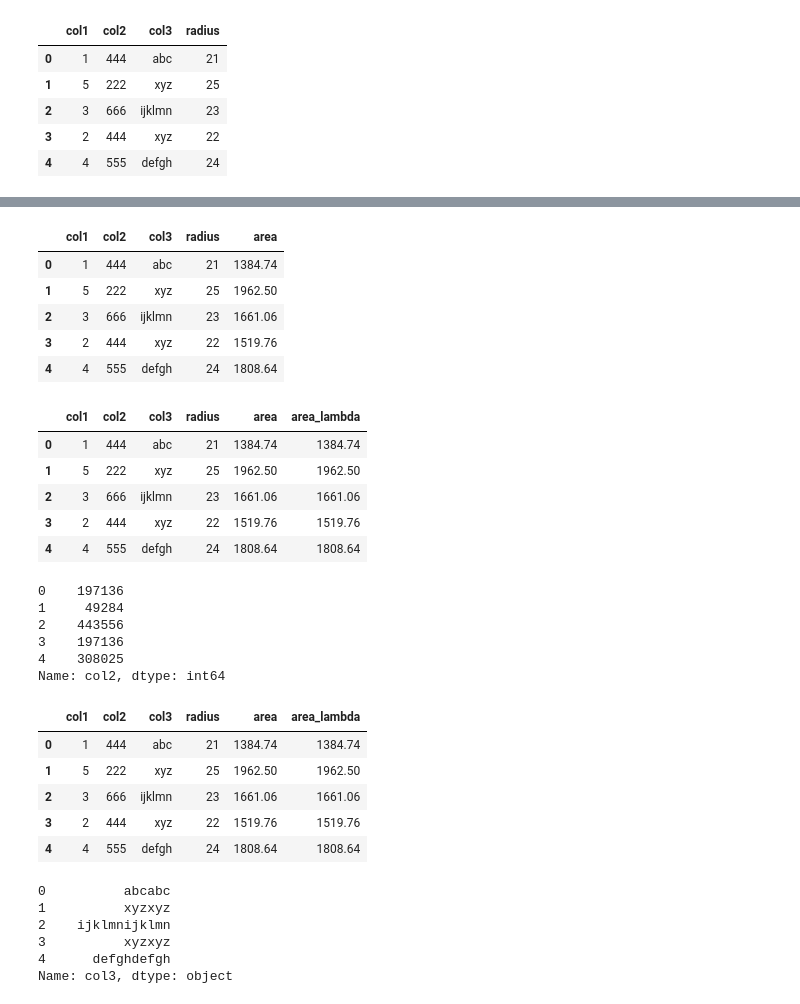
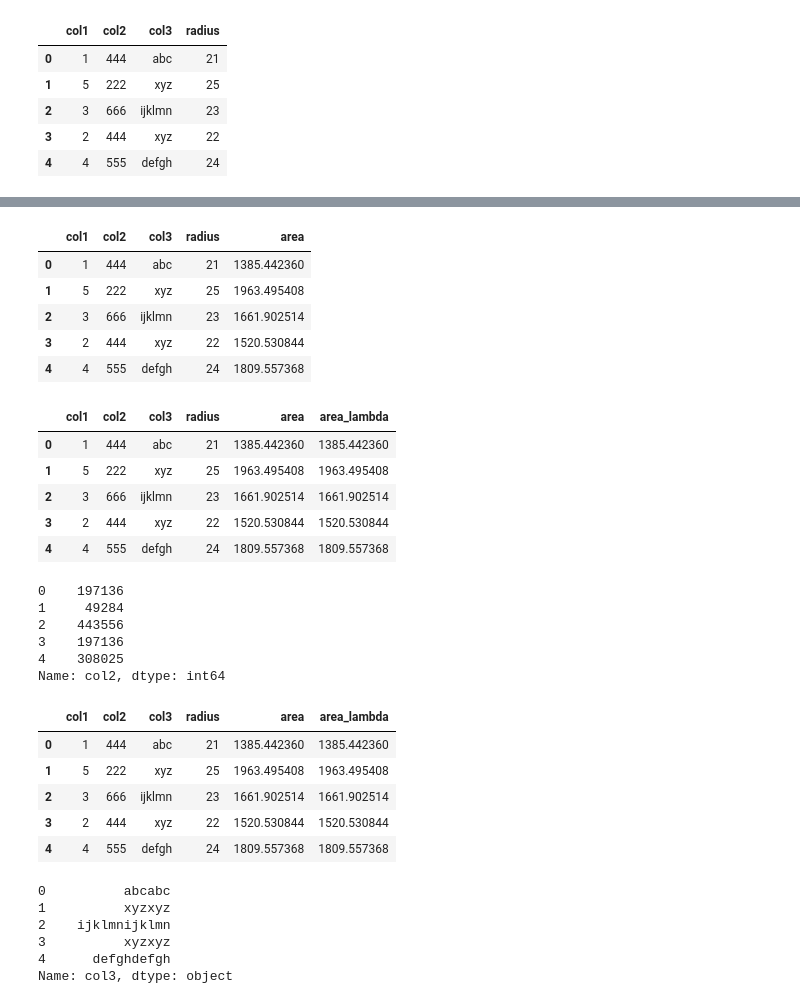
Before and after one commit to Jekso/Singularity-Data-Science, a Jupyter notebook: 07-Exploratory Data Analysis (EDA) with Numpy & Pandas/code/01-Pandas/06-Operations.ipynb, the cells around one changed output, grey strips where cells are left out. Drawn from its saved outputs; the diff is of its cells as text; code cells hidden in the pictures.

Commit message:
update some code in pandas apply function

```diff
--- a/07-Exploratory Data Analysis (EDA) with Numpy & Pandas/code/01-Pandas/06-Operations.ipynb
+++ b/07-Exploratory Data Analysis (EDA) with Numpy & Pandas/code/01-Pandas/06-Operations.ipynb
@@ -431,7 +438,7 @@ df
 | 4 | 4 | 555 | defgh | 24 |
 # %%
 def area_of_circle(r):
-    return 3.14 * (r ** 2)
+    return np.pi * (r ** 2)
 # %%
 df['radius'].apply(area_of_circle)
 # %% [output]
@@ -446,21 +462,21 @@ df['area'] = df['radius'].apply(area_of_circle)
 df
 # %% [output]
 |  | col1 | col2 | col3 | radius | area |
-| 0 | 1 | 444 | abc | 21 | 1384.74 |
-| 1 | 5 | 222 | xyz | 25 | 1962.50 |
-| 2 | 3 | 666 | ijklmn | 23 | 1661.06 |
-| 3 | 2 | 444 | xyz | 22 | 1519.76 |
-| 4 | 4 | 555 | defgh | 24 | 1808.64 |
+| 0 | 1 | 444 | abc | 21 | 1385.442360 |
+| 1 | 5 | 222 | xyz | 25 | 1963.495408 |
+| 2 | 3 | 666 | ijklmn | 23 | 1661.902514 |
+| 3 | 2 | 444 | xyz | 22 | 1520.530844 |
+| 4 | 4 | 555 | defgh | 24 | 1809.557368 |
 # %%
-df['area_lambda'] = df['radius'].apply(lambda r: 3.14 * (r ** 2))
+df['area_lambda'] = df['radius'].apply(lambda r: np.pi * (r ** 2))
 df
 # %% [output]
 |  | col1 | col2 | col3 | radius | area | area_lambda |
-| 0 | 1 | 444 | abc | 21 | 1384.74 | 1384.74 |
-| 1 | 5 | 222 | xyz | 25 | 1962.50 | 1962.50 |
-| 2 | 3 | 666 | ijklmn | 23 | 1661.06 | 1661.06 |
-| 3 | 2 | 444 | xyz | 22 | 1519.76 | 1519.76 |
-| 4 | 4 | 555 | defgh | 24 | 1808.64 | 1808.64 |
+| 0 | 1 | 444 | abc | 21 | 1385.442360 | 1385.442360 |
+| 1 | 5 | 222 | xyz | 25 | 1963.495408 | 1963.495408 |
+| 2 | 3 | 666 | ijklmn | 23 | 1661.902514 | 1661.902514 |
+| 3 | 2 | 444 | xyz | 22 | 1520.530844 | 1520.530844 |
+| 4 | 4 | 555 | defgh | 24 | 1809.557368 | 1809.557368 |
 # %%
 df['col2'].apply(lambda x: x ** 2)
 # %% [output]
@@ -474,11 +490,11 @@ Name: col2, dtype: int64
 df
 # %% [output]
 |  | col1 | col2 | col3 | radius | area | area_lambda |
-| 0 | 1 | 444 | abc | 21 | 1384.74 | 1384.74 |
-| 1 | 5 | 222 | xyz | 25 | 1962.50 | 1962.50 |
-| 2 | 3 | 666 | ijklmn | 23 | 1661.06 | 1661.06 |
-| 3 | 2 | 444 | xyz | 22 | 1519.76 | 1519.76 |
-| 4 | 4 | 555 | defgh | 24 | 1808.64 | 1808.64 |
+| 0 | 1 | 444 | abc | 21 | 1385.442360 | 1385.442360 |
+| 1 | 5 | 222 | xyz | 25 | 1963.495408 | 1963.495408 |
+| 2 | 3 | 666 | ijklmn | 23 | 1661.902514 | 1661.902514 |
+| 3 | 2 | 444 | xyz | 22 | 1520.530844 | 1520.530844 |
+| 4 | 4 | 555 | defgh | 24 | 1809.557368 | 1809.557368 |
 # %%
 df['col3'].apply(lambda x: x * 2)
 # %% [output]
```
Also changed, not shown: parts of 12 cells of this notebook, 7 other files.
